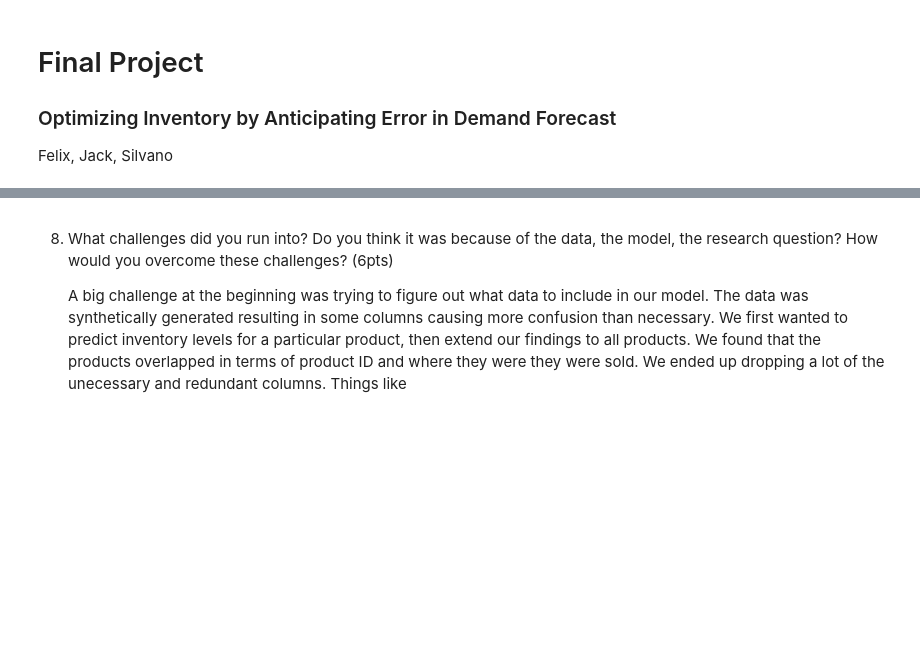
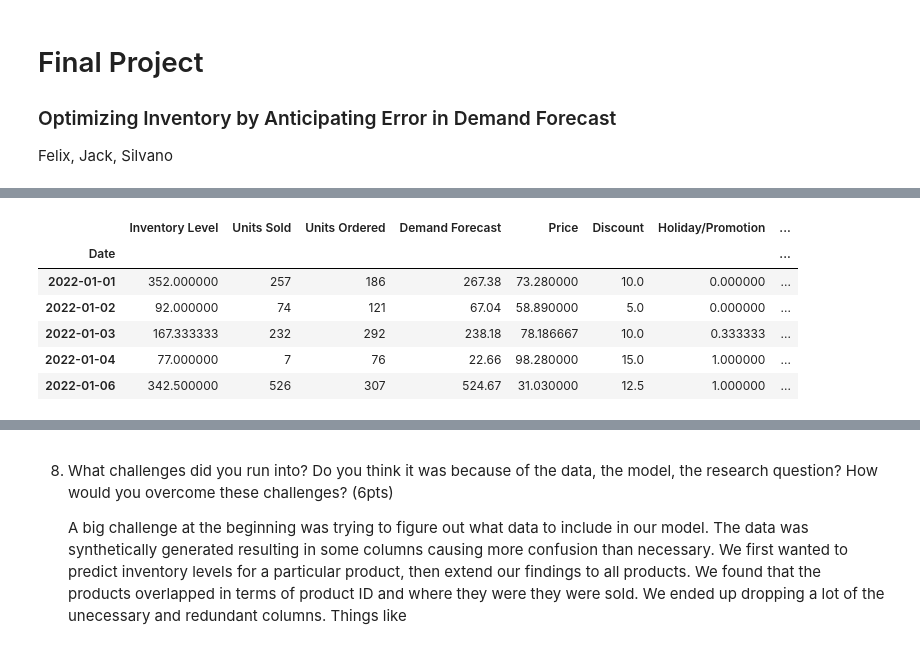
Before and after one commit to silvanoross/IMT574_FinalProject, a Jupyter notebook: IMT574_FinalProject.ipynb, the cells around one changed output, grey strips where cells are left out. Cells and saved outputs as stored; diff of their text form; code cells hidden in the pictures; blank space fills up the shorter version.

```diff
--- a/IMT574_FinalProject.ipynb
+++ b/IMT574_FinalProject.ipynb
@@ -67,0 +338,6 @@ Felix, Jack, Silvano
+# %%
+# Encode categorical columns first
+filtered_df = pd.get_dummies(df, columns=['Weather Condition', 'Seasonality'], drop_first=True)
+
+# Verify your column names exactly as generated by pandas
+print(filtered_df.columns)
@@ -67,0 +368,5 @@ Felix, Jack, Silvano
+# %%
+#  Filter the data for the specified Store ID and Region
+store_filter = (filtered_df["Store ID"] == "S001") & (filtered_df["Region"] == "East") & (filtered_df["Category"] == "Clothing")
+filtered_df = filtered_df[store_filter]
+filtered_df.head()
@@ -67,0 +380,12 @@ Felix, Jack, Silvano
+# %%
+# Columns you want to drop
+columns_to_drop = [
+    "Store ID",
+    "Product ID",
+    "Category",
+    "Region",
+    "Competitor Pricing"
+]
+
+filtered_df = filtered_df.drop(columns=columns_to_drop, errors='ignore')
+filtered_df.head()
@@ -67,0 +399,27 @@ Felix, Jack, Silvano
+# %%
+# Aggregate explicitly by 'Date' column
+filtered_df = filtered_df.groupby('Date').agg({
+    'Inventory Level': 'mean',
+    'Units Sold': 'sum',
+    'Units Ordered': 'sum',
+    'Demand Forecast': 'sum',
+    'Price': 'mean',
+    'Discount': 'mean',
+    'Holiday/Promotion': 'mean',
+    'Weather Condition_Rainy': 'mean',
+    'Weather Condition_Snowy': 'mean',
+    'Weather Condition_Sunny': 'mean',
+    'Seasonality_Spring': 'mean',
+    'Seasonality_Summer': 'mean',
+    'Seasonality_Winter': 'mean'
+})
+
+filtered_df.head()
+# %% [output]
+|  | Inventory Level | Units Sold | Units Ordered | Demand Forecast | Price | Discount | Holiday/Promotion | ... |
+| Date |  |  |  |  |  |  |  | ... |
+| 2022-01-01 | 352.000000 | 257 | 186 | 267.38 | 73.280000 | 10.0 | 0.000000 | ... |
+| 2022-01-02 | 92.000000 | 74 | 121 | 67.04 | 58.890000 | 5.0 | 0.000000 | ... |
+| 2022-01-03 | 167.333333 | 232 | 292 | 238.18 | 78.186667 | 10.0 | 0.333333 | ... |
+| 2022-01-04 | 77.000000 | 7 | 76 | 22.66 | 98.280000 | 15.0 | 1.000000 | ... |
+| 2022-01-06 | 342.500000 | 526 | 307 | 524.67 | 31.030000 | 12.5 | 1.000000 | ... |
```
Also changed, not shown: parts of 52 cells of this notebook, 2 other files.
